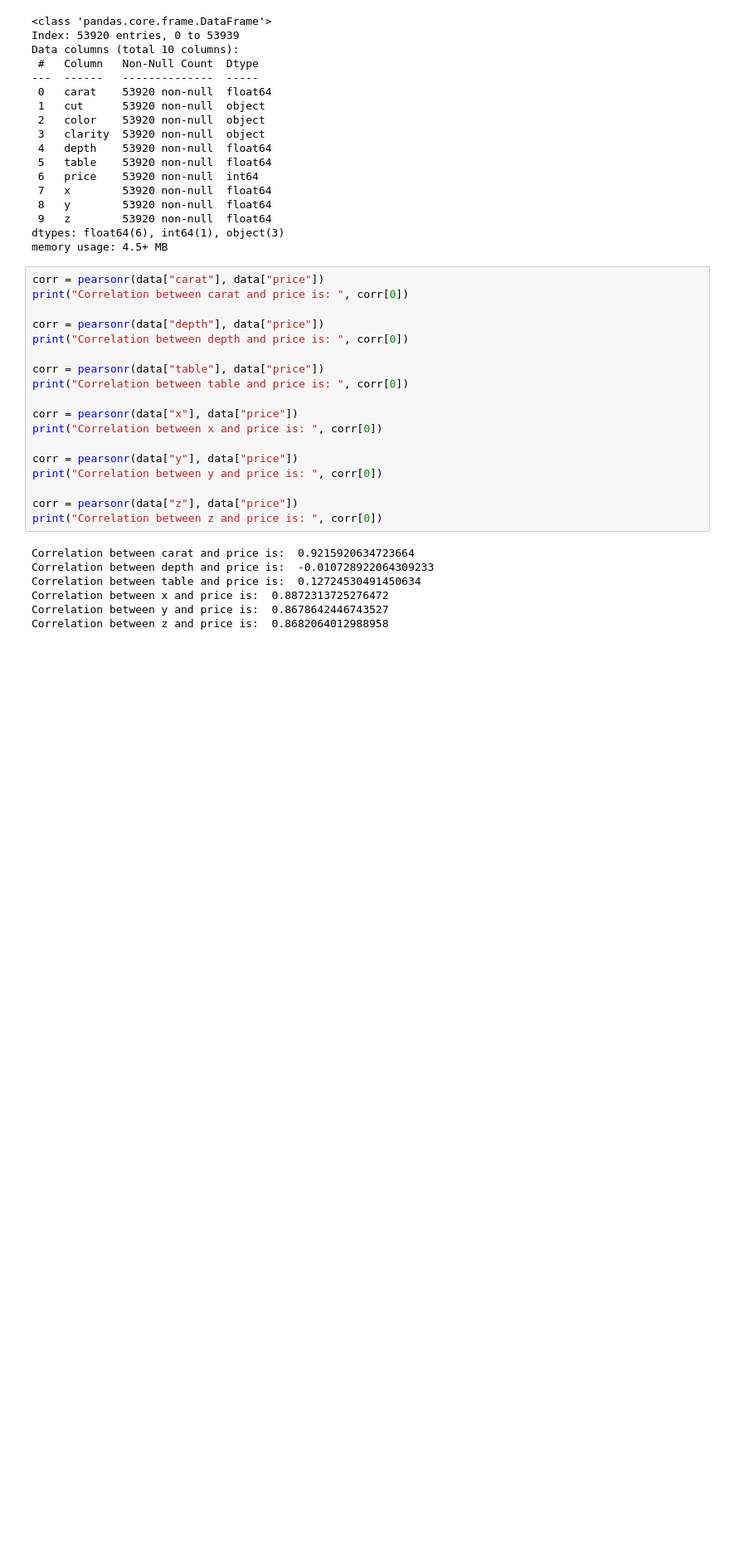
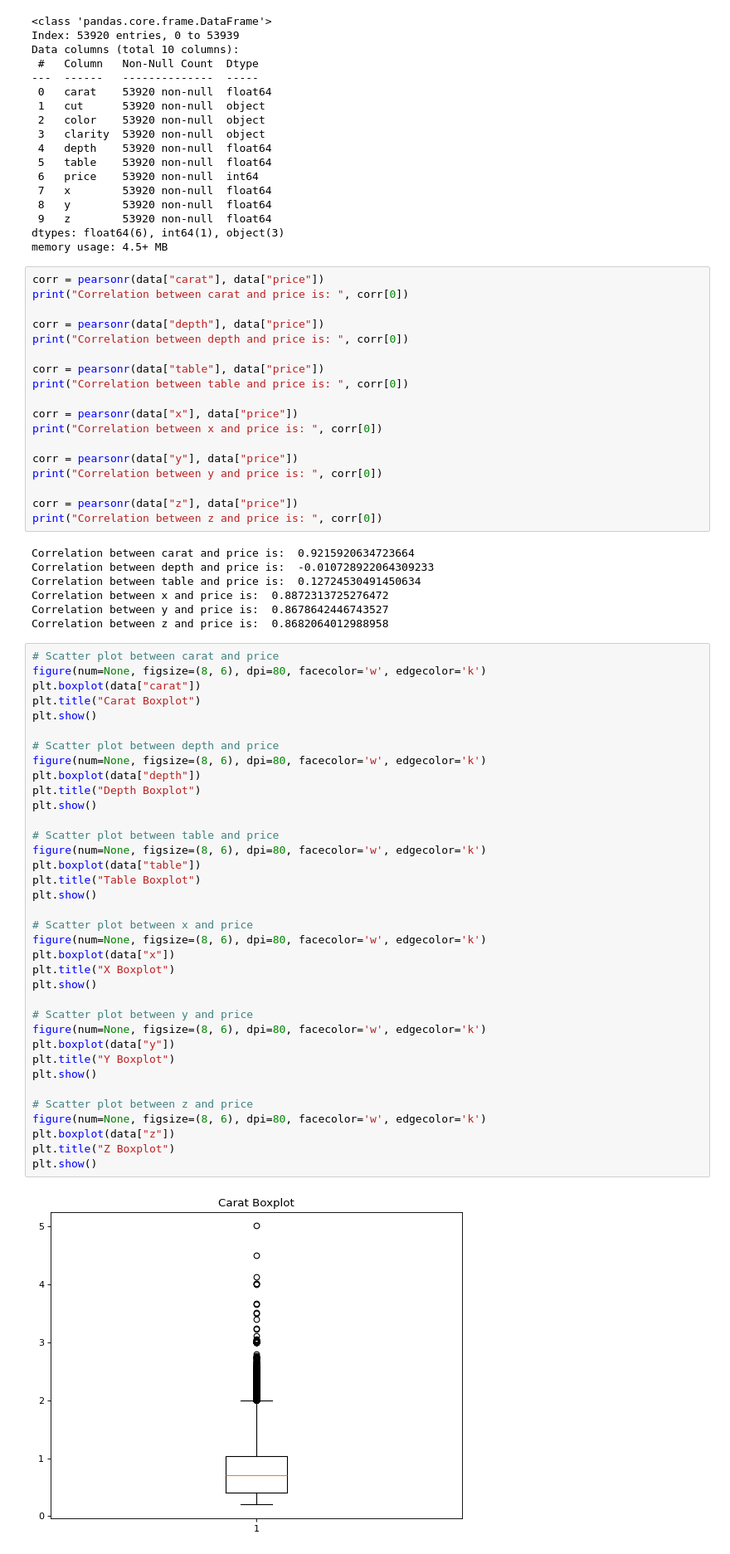
Before and after one commit to y-xing01/DAV_CA1, a Jupyter notebook: diamonds.ipynb, the cells around one changed output. Shown at 83% size. Saved outputs shown, nothing was run; the diff lists cells and outputs as text; blank space fills up the shorter version.

```diff
--- a/diamonds.ipynb
+++ b/diamonds.ipynb
@@ -157,3 +157,41 @@ Correlation between table and price is:  0.12724530491450634
 Correlation between x and price is:  0.8872313725276472
 Correlation between y and price is:  0.8678642446743527
 Correlation between z and price is:  0.8682064012988958
+# %%
+# Scatter plot between carat and price
+figure(num=None, figsize=(8, 6), dpi=80, facecolor='w', edgecolor='k')
+plt.boxplot(data["carat"])
+plt.title("Carat Boxplot")
+plt.show()
+
+# Scatter plot between depth and price
+figure(num=None, figsize=(8, 6), dpi=80, facecolor='w', edgecolor='k')
+plt.boxplot(data["depth"])
+plt.title("Depth Boxplot")
+plt.show()
+
+# Scatter plot between table and price
+figure(num=None, figsize=(8, 6), dpi=80, facecolor='w', edgecolor='k')
+plt.boxplot(data["table"])
+plt.title("Table Boxplot")
+plt.show()
+
+# Scatter plot between x and price
+figure(num=None, figsize=(8, 6), dpi=80, facecolor='w', edgecolor='k')
+plt.boxplot(data["x"])
+plt.title("X Boxplot")
+plt.show()
+
+# Scatter plot between y and price
+figure(num=None, figsize=(8, 6), dpi=80, facecolor='w', edgecolor='k')
+plt.boxplot(data["y"])
+plt.title("Y Boxplot")
+plt.show()
+
+# Scatter plot between z and price
+figure(num=None, figsize=(8, 6), dpi=80, facecolor='w', edgecolor='k')
+plt.boxplot(data["z"])
+plt.title("Z Boxplot")
+plt.show()
+# %% [output]
+[figure, added]
```
Also changed, not shown: parts of 1 cell of this notebook.
